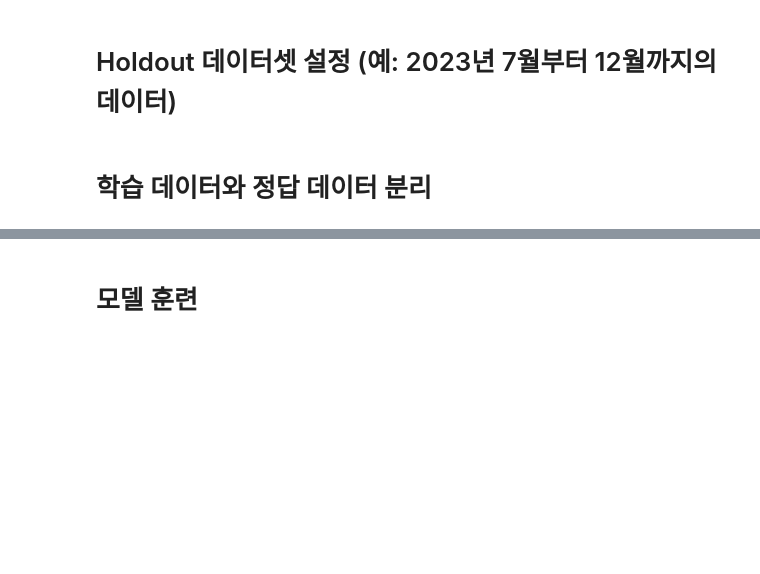
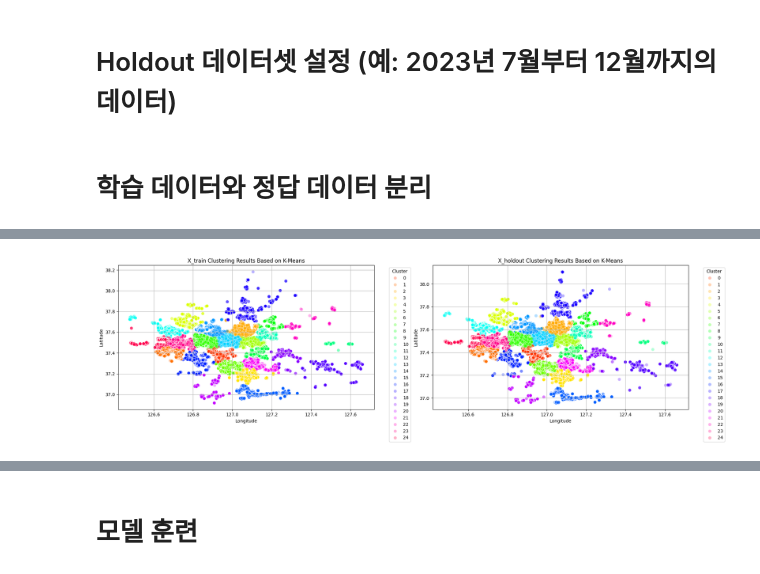
Before and after one commit to boostcampaitech7/level2-competitiveds-recsys-08, a Jupyter notebook: src/baseline.ipynb, the cells around one changed output, grey strips where cells are left out. Cells and saved outputs as stored; diff of their text form; code cells hidden in the pictures; blank space fills up the shorter version.

```diff
--- a/src/baseline.ipynb
+++ b/src/baseline.ipynb
@@ -183,3 +218,32 @@ X_holdout['cluster'] = holdout_clusters
+# %%
+# 데이터셋과 제목을 정의
+datasets = [(X_train, 'X_train Clustering Results Based on K-Means'),
+            (X_holdout, 'X_holdout Clustering Results Based on K-Means')]
+
+# 전체 figure 크기
+plt.figure(figsize=(20, 6))
+
+# 반복문으로 두 개의 그래프 그리기
+for i, (data, title) in enumerate(datasets, 1):
+    plt.subplot(1, 2, i)  # 1행 2열 레이아웃
+    sns.scatterplot(x=data['longitude'],
+                    y=data['latitude'],
+                    hue=data['cluster'],
+                    palette=sns.color_palette('hsv', 25),
+                    legend='full',
+                    s=50,
+                    alpha=0.3)
+    plt.title(title)
+    plt.xlabel('Longitude')
+    plt.ylabel('Latitude')
+    plt.legend(title='Cluster', bbox_to_anchor=(1.05, 1), loc='upper left')
+    plt.grid(True)
+
+# 레이아웃이 겹치지 않도록 조정
+plt.tight_layout()
+plt.show()
+# %% [output]
+[figure, added]
 # %%
 X_train.head()
 # %% [output]
```
Also changed, not shown: parts of 14 cells of this notebook, 2 other files.
